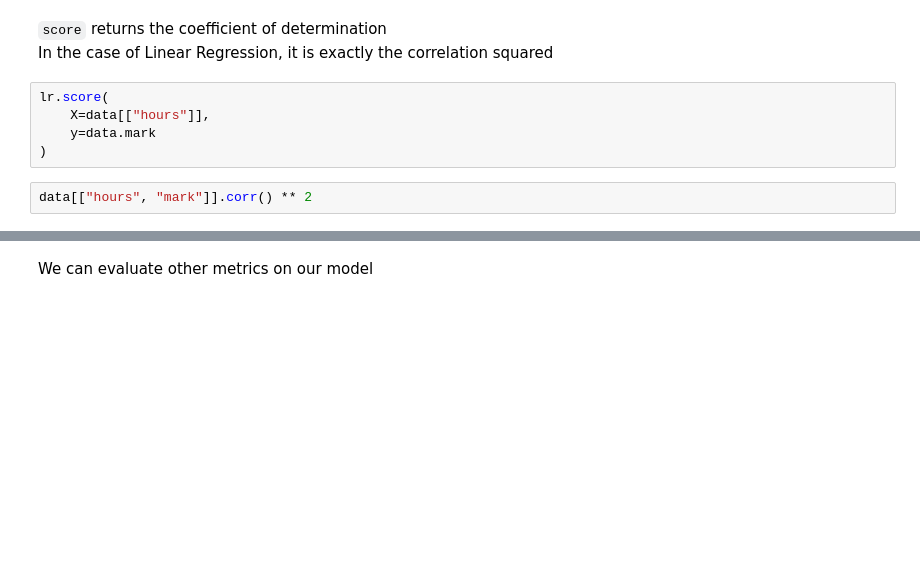
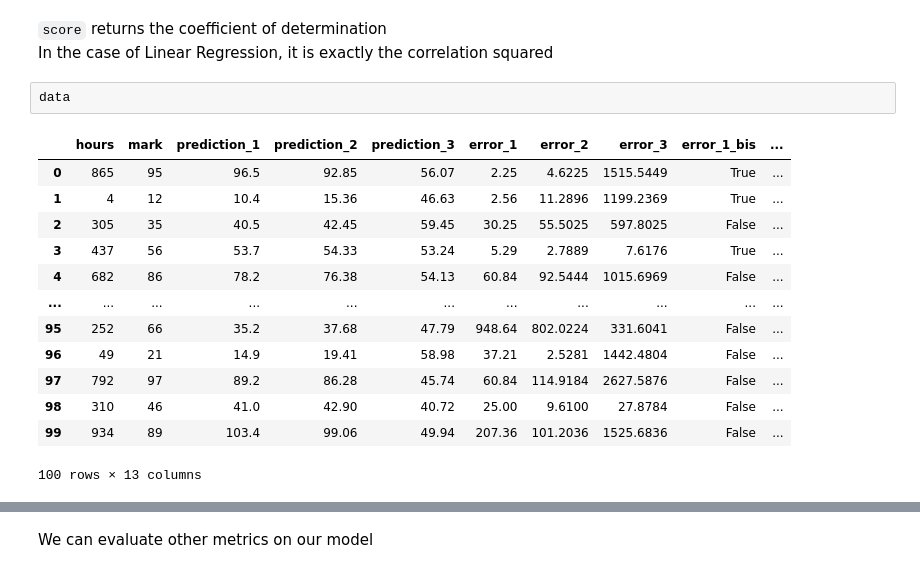
Before and after one commit to Ironhack-Data-Madrid-Agosto-2021/classroom-materials, a Jupyter notebook: week_06/02-linear-regression-motivation.ipynb, the cells around one changed output, grey strips where cells are left out. Drawn from its saved outputs; the diff is of its cells as text; blank space fills up the shorter version.

```diff
--- a/week_06/02-linear-regression-motivation.ipynb
+++ b/week_06/02-linear-regression-motivation.ipynb
@@ -234,10 +366,19 @@ lr.predict(data[["hours"]])[:10]
 # %% [markdown]
 `score` returns the coefficient of determination
 In the case of Linear Regression, it is exactly the correlation squared
-# %%
-lr.score(
-    X=data[["hours"]],
-    y=data.mark
-)
-# %%
-data[["hours", "mark"]].corr() ** 2
+# %%
+data
+# %% [output]
+|  | hours | mark | prediction_1 | prediction_2 | prediction_3 | error_1 | error_2 | error_3 | error_1_bis | ... |
+| 0 | 865 | 95 | 96.5 | 92.85 | 56.07 | 2.25 | 4.6225 | 1515.5449 | True | ... |
+| 1 | 4 | 12 | 10.4 | 15.36 | 46.63 | 2.56 | 11.2896 | 1199.2369 | True | ... |
+| 2 | 305 | 35 | 40.5 | 42.45 | 59.45 | 30.25 | 55.5025 | 597.8025 | False | ... |
+| 3 | 437 | 56 | 53.7 | 54.33 | 53.24 | 5.29 | 2.7889 | 7.6176 | True | ... |
+| 4 | 682 | 86 | 78.2 | 76.38 | 54.13 | 60.84 | 92.5444 | 1015.6969 | False | ... |
+| ... | ... | ... | ... | ... | ... | ... | ... | ... | ... | ... |
+| 95 | 252 | 66 | 35.2 | 37.68 | 47.79 | 948.64 | 802.0224 | 331.6041 | False | ... |
+| 96 | 49 | 21 | 14.9 | 19.41 | 58.98 | 37.21 | 2.5281 | 1442.4804 | False | ... |
+| 97 | 792 | 97 | 89.2 | 86.28 | 45.74 | 60.84 | 114.9184 | 2627.5876 | False | ... |
+| 98 | 310 | 46 | 41.0 | 42.90 | 40.72 | 25.00 | 9.6100 | 27.8784 | False | ... |
+| 99 | 934 | 89 | 103.4 | 99.06 | 49.94 | 207.36 | 101.2036 | 1525.6836 | False | ... |
+100 rows × 13 columns
```
Also changed, not shown: parts of 62 cells of this notebook, 7 other files.
